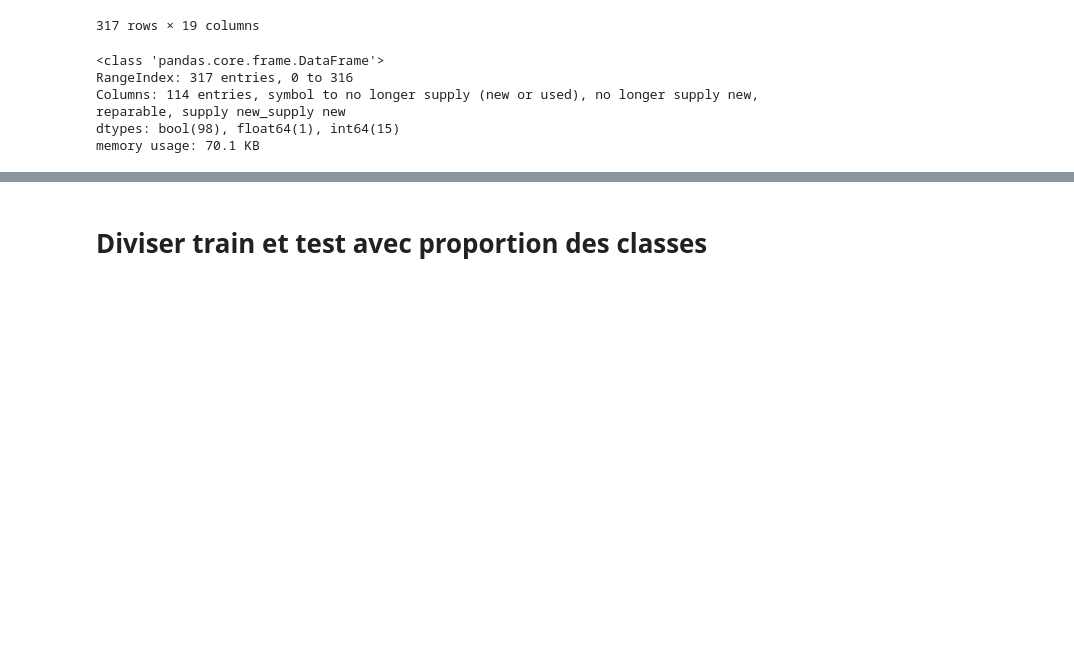
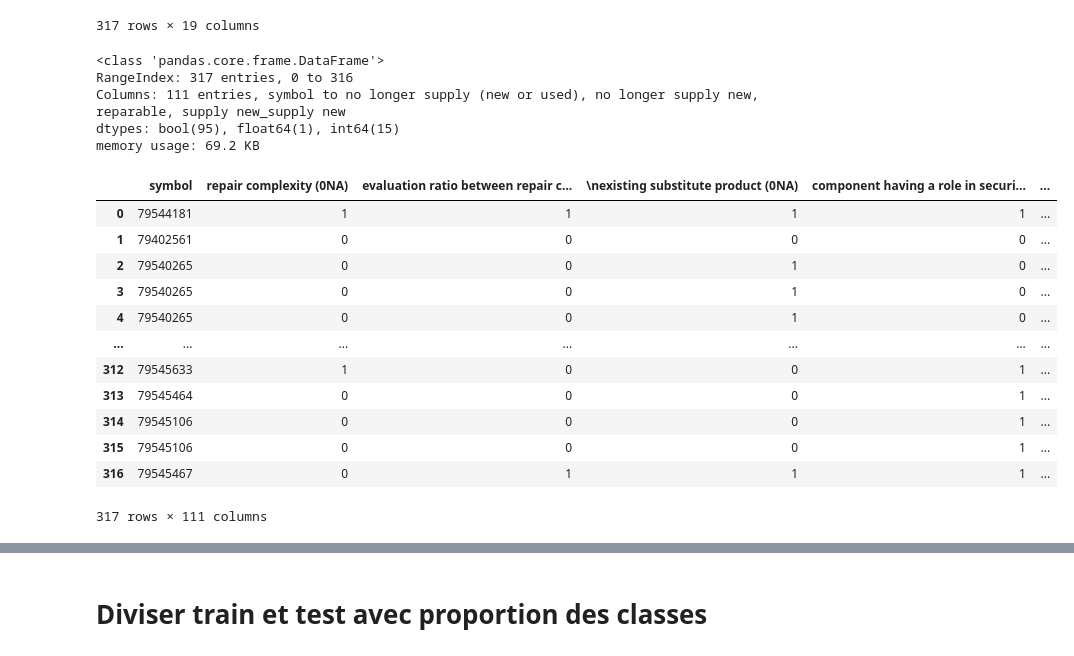
Before and after one commit to coupsim/PSYN_SNCF, a Jupyter notebook: PSYN_sncf_data.ipynb, the cells around one changed output, grey strips where cells are left out. Cells and saved outputs as stored; diff of their text form; code cells hidden in the pictures; blank space fills up the shorter version.

```diff
--- a/PSYN_sncf_data.ipynb
+++ b/PSYN_sncf_data.ipynb
@@ -456,15 +456,31 @@ X
 X["symbol"] = df["symbol"]
 categorical_features = X.nunique()[X.nunique() == 2].index.tolist()
 # Encodage des variables catégorielles si nécessaire
-#X = pd.get_dummies(X, drop_first=True)
+X = pd.get_dummies(X, drop_first=True)
 # je crois il faut pas supprimer la première colonne
-X = pd.get_dummies(X)
+# X = pd.get_dummies(X)
 X.info()
 # %% [output]
 <class 'pandas.core.frame.DataFrame'>
 RangeIndex: 317 entries, 0 to 316
-Columns: 114 entries, symbol to no longer supply (new or used), no longer supply new, reparable, supply new_supply new
-dtypes: bool(98), float64(1), int64(15)
-memory usage: 70.1 KB
+Columns: 111 entries, symbol to no longer supply (new or used), no longer supply new, reparable, supply new_supply new
+dtypes: bool(95), float64(1), int64(15)
+memory usage: 69.2 KB
+# %%
+X
+# %% [output]
+|  | symbol | repair complexity (0NA) | evaluation ratio between repair c... | \nexisting substitute product (0NA) | component having a role in securi... | ... |
+| 0 | 79544181 | 1 | 1 | 1 | 1 | ... |
+| 1 | 79402561 | 0 | 0 | 0 | 0 | ... |
+| 2 | 79540265 | 0 | 0 | 1 | 0 | ... |
+| 3 | 79540265 | 0 | 0 | 1 | 0 | ... |
+| 4 | 79540265 | 0 | 0 | 1 | 0 | ... |
+| ... | ... | ... | ... | ... | ... | ... |
+| 312 | 79545633 | 1 | 0 | 0 | 1 | ... |
+| 313 | 79545464 | 0 | 0 | 0 | 1 | ... |
+| 314 | 79545106 | 0 | 0 | 0 | 1 | ... |
+| 315 | 79545106 | 0 | 0 | 0 | 1 | ... |
+| 316 | 79545467 | 0 | 1 | 1 | 1 | ... |
+317 rows × 111 columns
 # %%
 # Séparer les données en ensemble d'entraînement et de test
```
Also changed, not shown: parts of 15 cells of this notebook.
